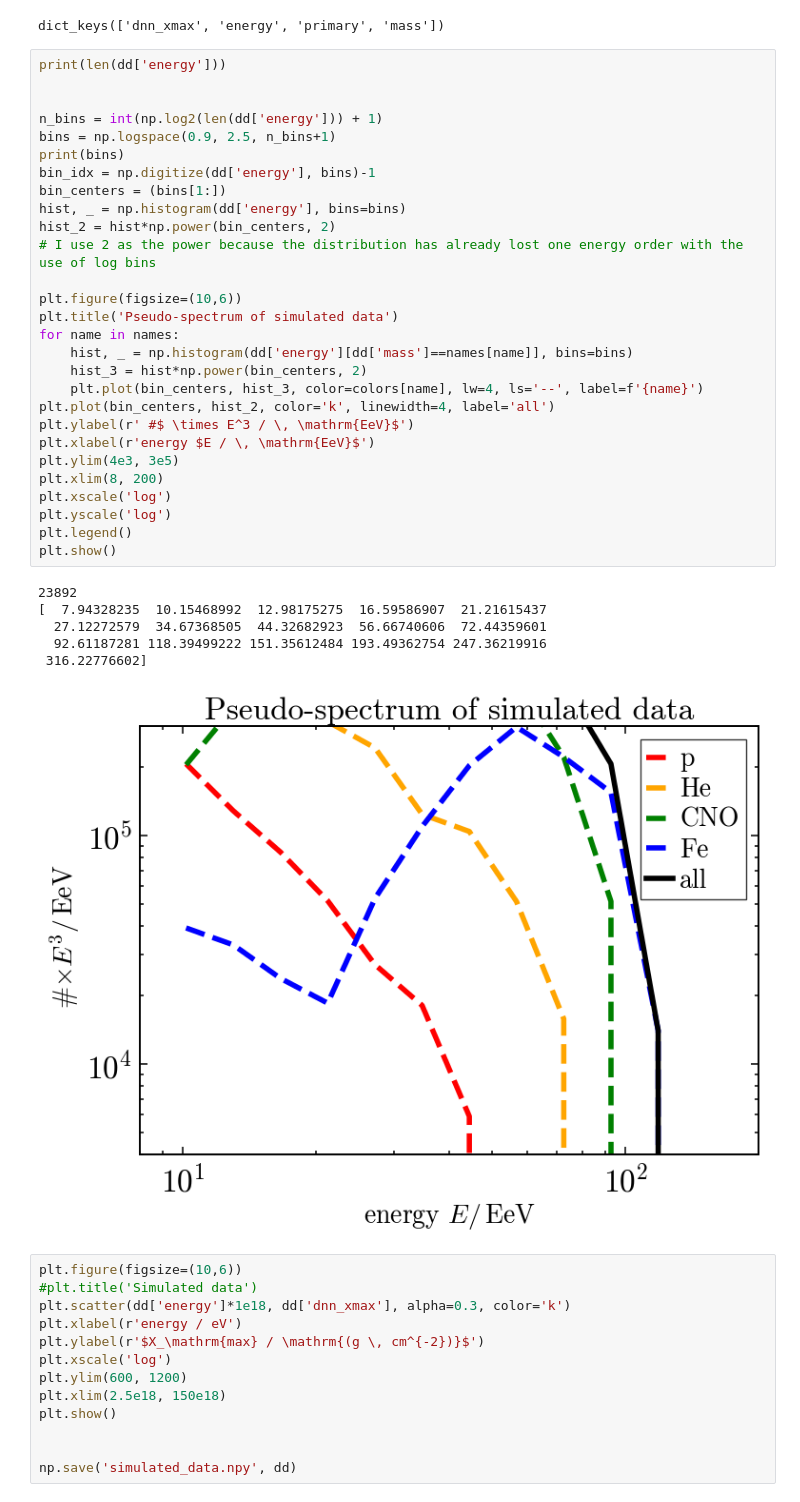
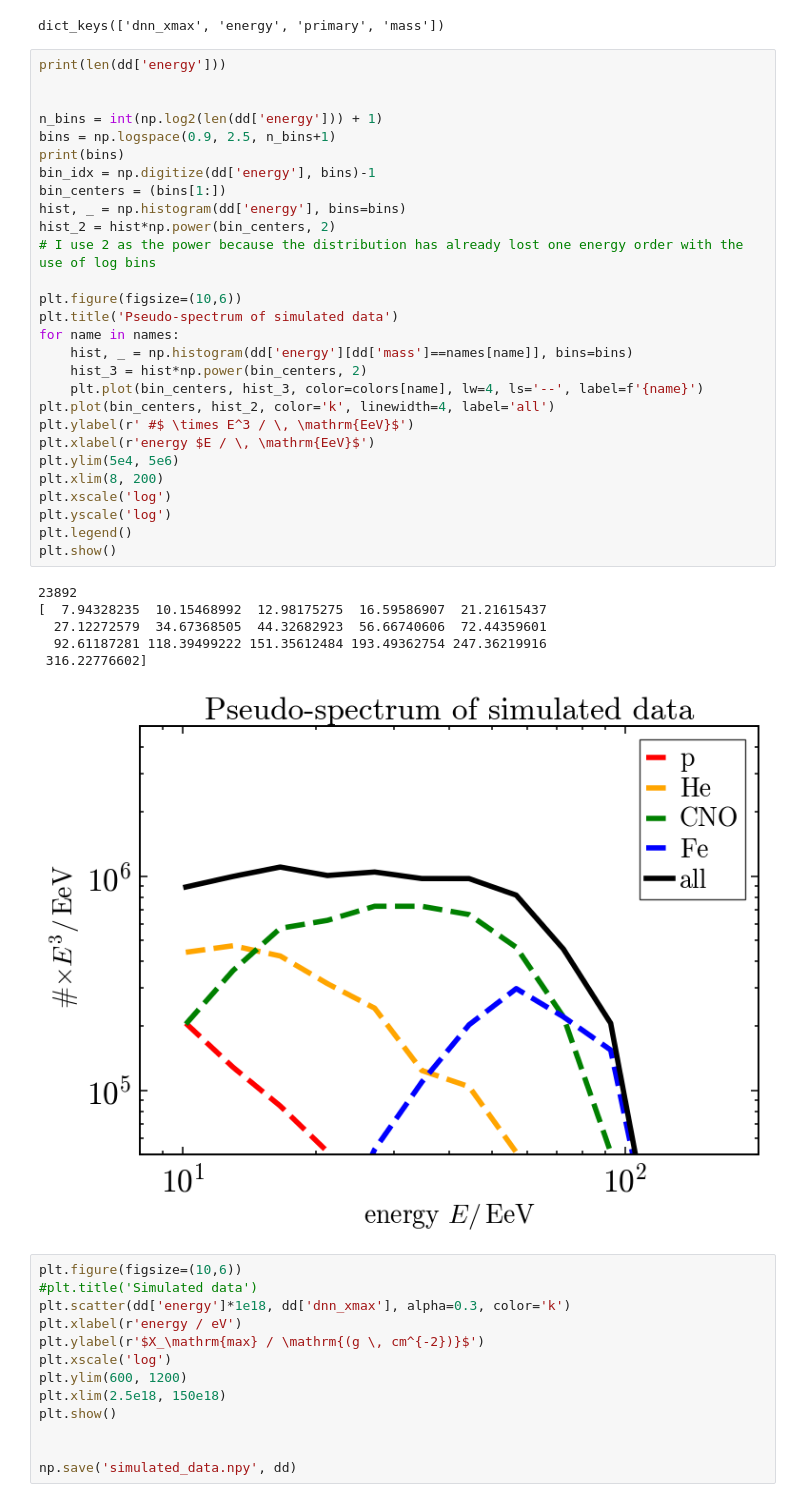
Before and after one commit to paolo-magnani/aixnet_simulations, a Jupyter notebook: other/sim_part1.ipynb, the cells around one changed output. Cells and saved outputs as stored; diff of their text form.

```diff
--- a/other/sim_part1.ipynb
+++ b/other/sim_part1.ipynb
@@ -208,35 +208,35 @@ print(len(dd['energy']))
 
 n_bins = int(np.log2(len(dd['energy'])) + 1)
 bins = np.logspace(0.9, 2.5, n_bins+1)
 print(bins)
 bin_idx = np.digitize(dd['energy'], bins)-1
 bin_centers = (bins[1:])
 hist, _ = np.histogram(dd['energy'], bins=bins)
 hist_2 = hist*np.power(bin_centers, 2)
 # I use 2 as the power because the distribution has already lost one energy order with the use of log bins
 
 plt.figure(figsize=(10,6))
 plt.title('Pseudo-spectrum of simulated data')
 for name in names:
     hist, _ = np.histogram(dd['energy'][dd['mass']==names[name]], bins=bins)
     hist_3 = hist*np.power(bin_centers, 2)
     plt.plot(bin_centers, hist_3, color=colors[name], lw=4, ls='--', label=f'{name}')
 plt.plot(bin_centers, hist_2, color='k', linewidth=4, label='all')
 plt.ylabel(r' #$ \times E^3 / \, \mathrm{EeV}$')
 plt.xlabel(r'energy $E / \, \mathrm{EeV}$')
-plt.ylim(4e3, 3e5)
+plt.ylim(5e4, 5e6)
 plt.xlim(8, 200)
 plt.xscale('log')
 plt.yscale('log')
 plt.legend()
 plt.show()
 # %% [output]
 23892
 [  7.94328235  10.15468992  12.98175275  16.59586907  21.21615437
   27.12272579  34.67368505  44.32682923  56.66740606  72.44359601
   92.61187281 118.39499222 151.35612484 193.49362754 247.36219916
  316.22776602]
-[figure, old version]
+[figure, new version]
 # %%
 plt.figure(figsize=(10,6))
 #plt.title('Simulated data')
```
Also changed, not shown: parts of 1 cell of this notebook, 1 other file.
